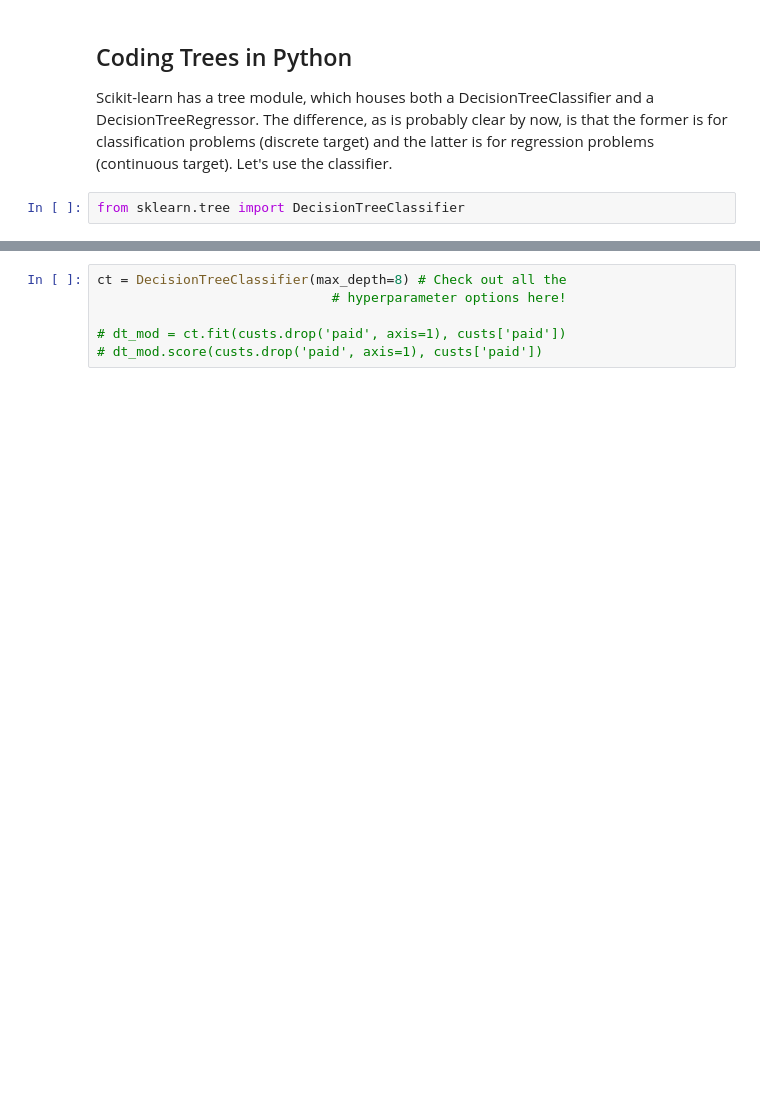
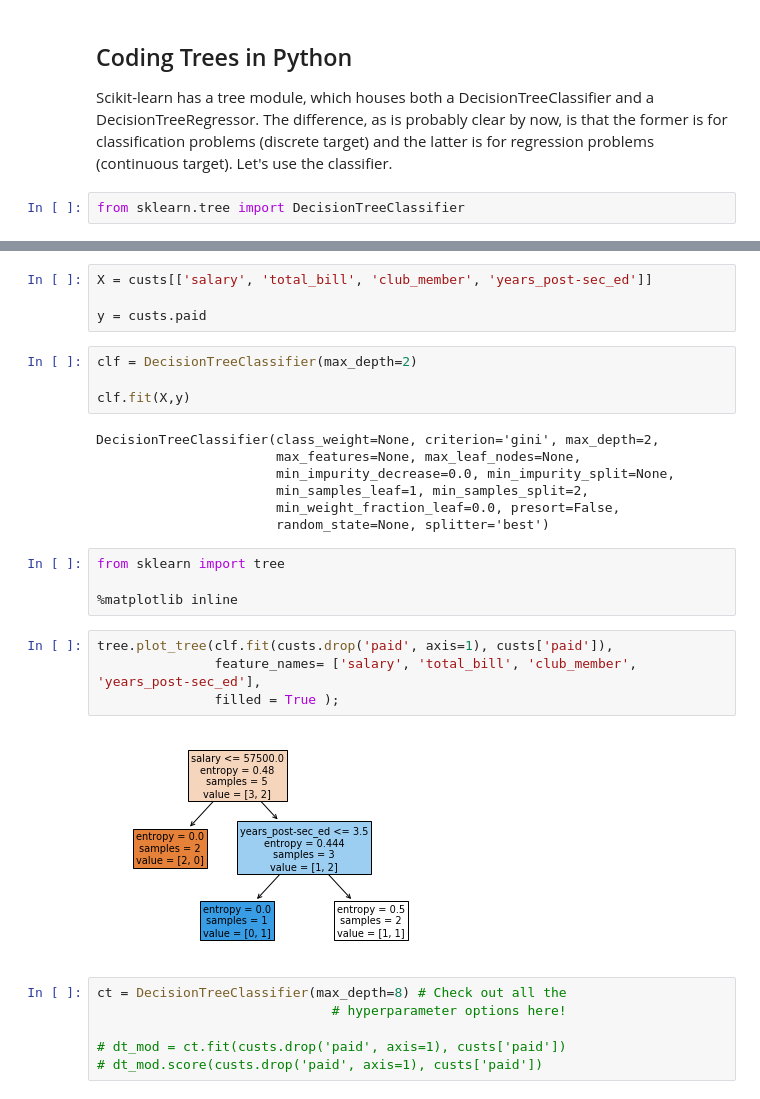
Before and after one commit to learn-co-students/dc-ds-010620, a Jupyter notebook: module-5/day-1-Decision_Trees/Decision-Trees-Teacher-Version.ipynb, the cells around one changed output, grey strips where cells are left out. Saved outputs shown, nothing was run; the diff lists cells and outputs as text; blank space fills up the shorter version.

```diff
--- a/module-5/day-1-Decision_Trees/Decision-Trees-Teacher-Version.ipynb
+++ b/module-5/day-1-Decision_Trees/Decision-Trees-Teacher-Version.ipynb
@@ -218,3 +239,28 @@ from sklearn.tree import DecisionTreeClassifier
+# %%
+X = custs[['salary', 'total_bill', 'club_member', 'years_post-sec_ed']]
+
+y = custs.paid
+# %%
+clf = DecisionTreeClassifier(max_depth=2)
+
+clf.fit(X,y)
+# %% [output]
+DecisionTreeClassifier(class_weight=None, criterion='gini', max_depth=2,
+                       max_features=None, max_leaf_nodes=None,
+                       min_impurity_decrease=0.0, min_impurity_split=None,
+                       min_samples_leaf=1, min_samples_split=2,
+                       min_weight_fraction_leaf=0.0, presort=False,
+                       random_state=None, splitter='best')
+# %%
+from sklearn import tree
+
+%matplotlib inline
+# %%
+tree.plot_tree(clf.fit(custs.drop('paid', axis=1), custs['paid']),
+               feature_names= ['salary', 'total_bill', 'club_member', 'years_post-sec_ed'],
+               filled = True );
+# %% [output]
+[figure, added]
 # %%
 ct = DecisionTreeClassifier(max_depth=8) # Check out all the
                               # hyperparameter options here!
```
Also changed, not shown: parts of 4 cells of this notebook, 5 other files.
